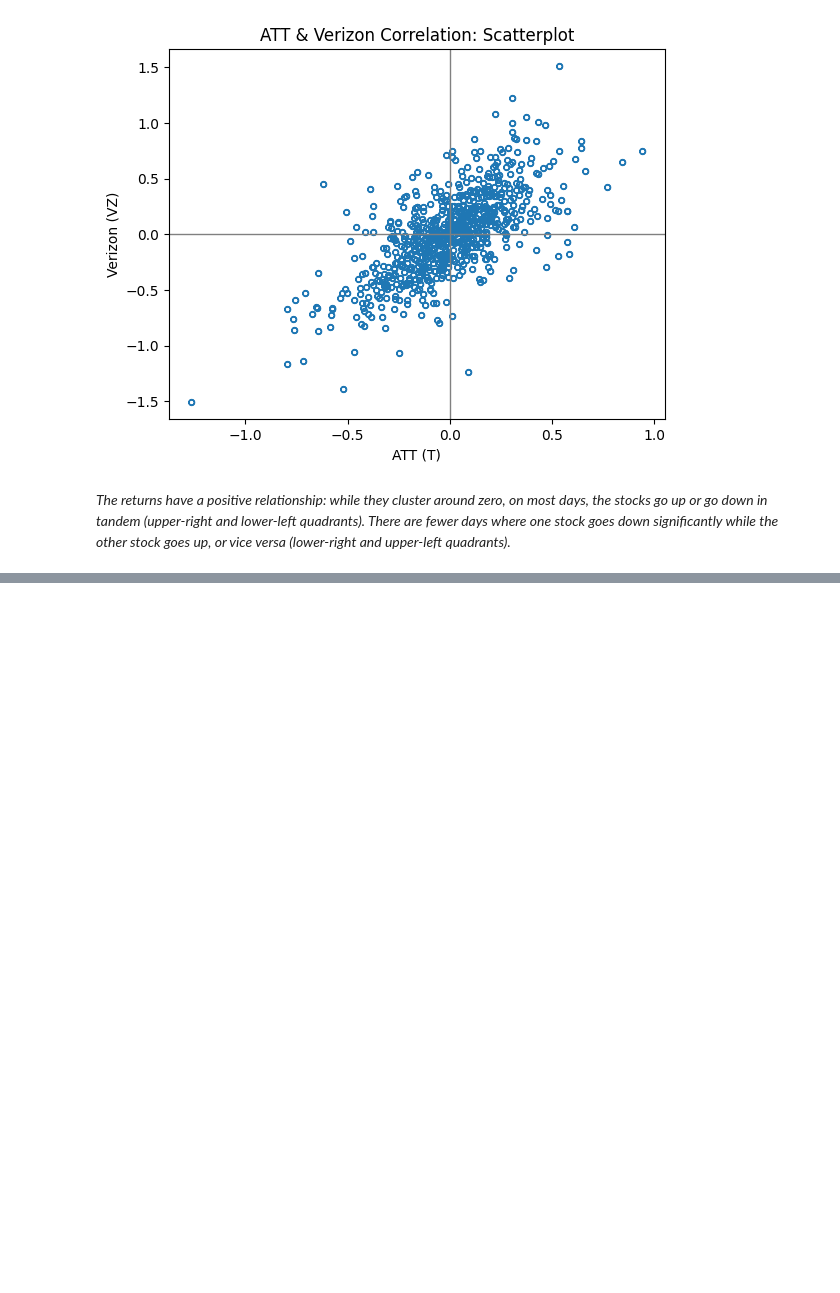
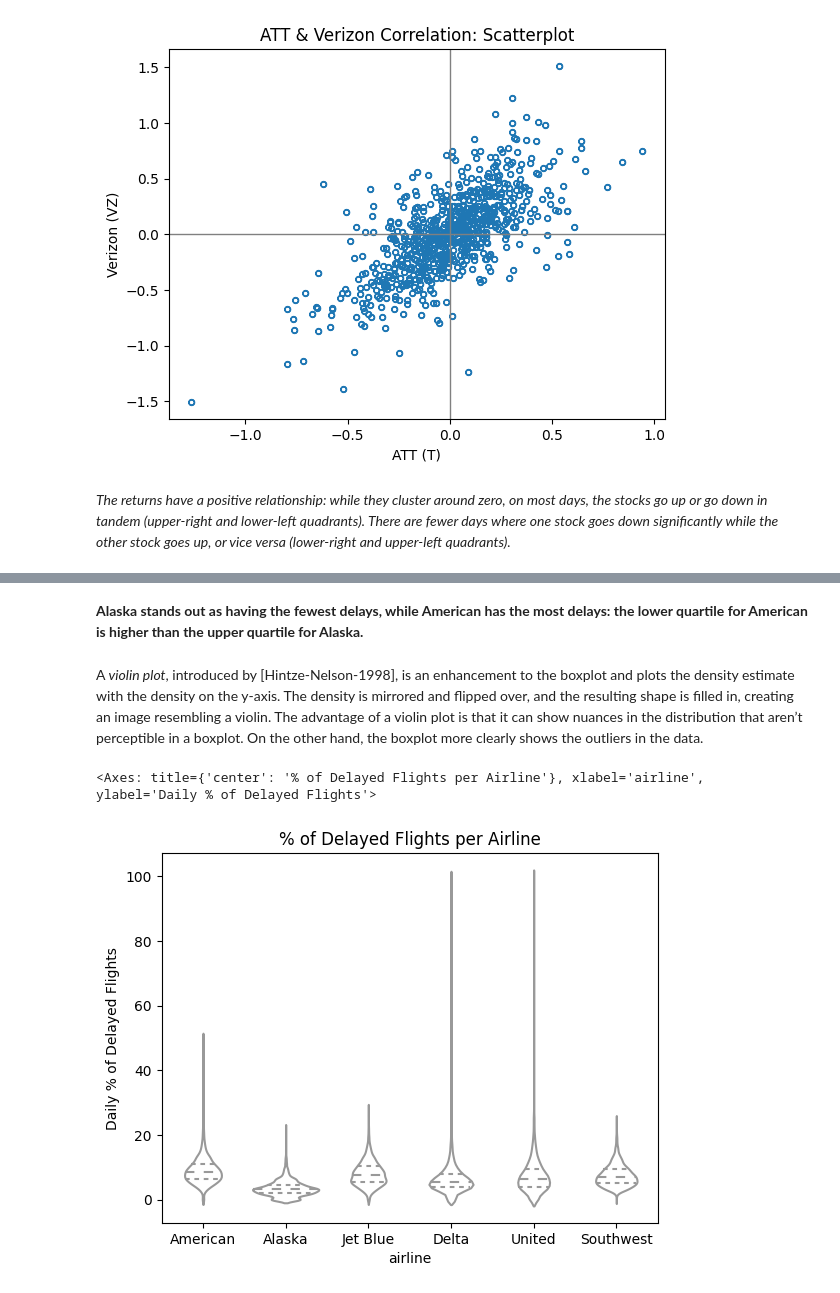
Before and after one commit to ShinnoT/python-datascience-journey, a Jupyter notebook: Chapter-1.ipynb, the cells around one changed output, grey strips where cells are left out. Saved outputs shown, nothing was run; the diff lists cells and outputs as text; code cells hidden in the pictures; blank space fills up the shorter version.

```diff
--- a/Chapter-1.ipynb
+++ b/Chapter-1.ipynb
@@ -269,0 +444,15 @@ _The returns have a positive relationship: while they cluster around zero, on mo
+# %% [markdown]
+**Alaska stands out as having the fewest delays, while American has the most delays: the lower quartile for American is higher than the upper quartile for Alaska.**
+# %% [markdown]
+A _violin plot_, introduced by [Hintze-Nelson-1998], is an enhancement to the boxplot and plots the density estimate with the density on the y-axis. The density is mirrored and flipped over, and the resulting shape is filled in, creating an image resembling a violin. The advantage of a violin plot is that it can show nuances in the distribution that aren’t perceptible in a boxplot. On the other hand, the boxplot more clearly shows the outliers in the data.
+# %%
+categorized_violin_plot = sns.violinplot(x=AIRLINE_STATS["airline"], y=AIRLINE_STATS["pct_carrier_delay"],
+inner='quartile', color='white')
+
+categorized_violin_plot.set_title("% of Delayed Flights per Airline")
+categorized_violin_plot.set_ylabel('Daily % of Delayed Flights')
+
+display(categorized_violin_plot)
+# %% [output]
+<Axes: title={'center': '% of Delayed Flights per Airline'}, xlabel='airline', ylabel='Daily % of Delayed Flights'>
+[figure, added]
```
Also changed, not shown: parts of 17 cells of this notebook.
